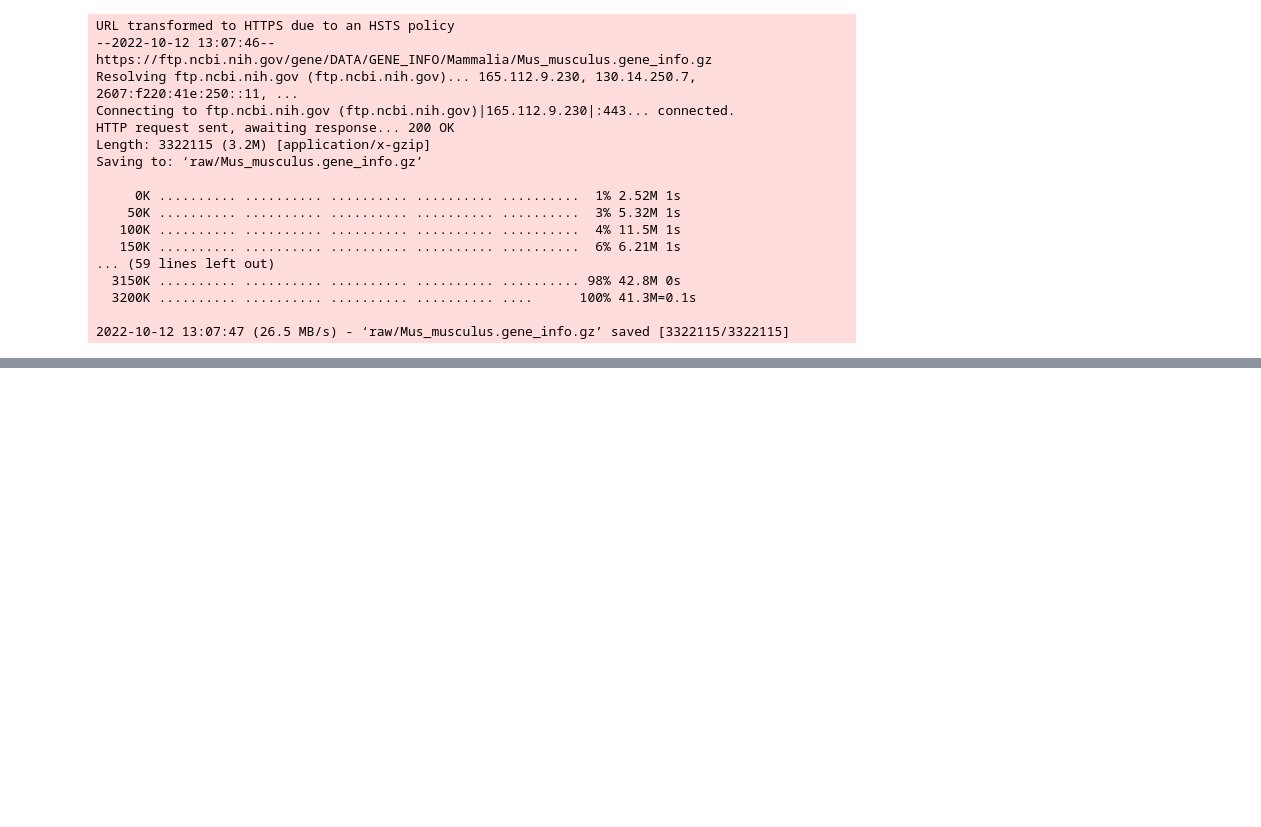
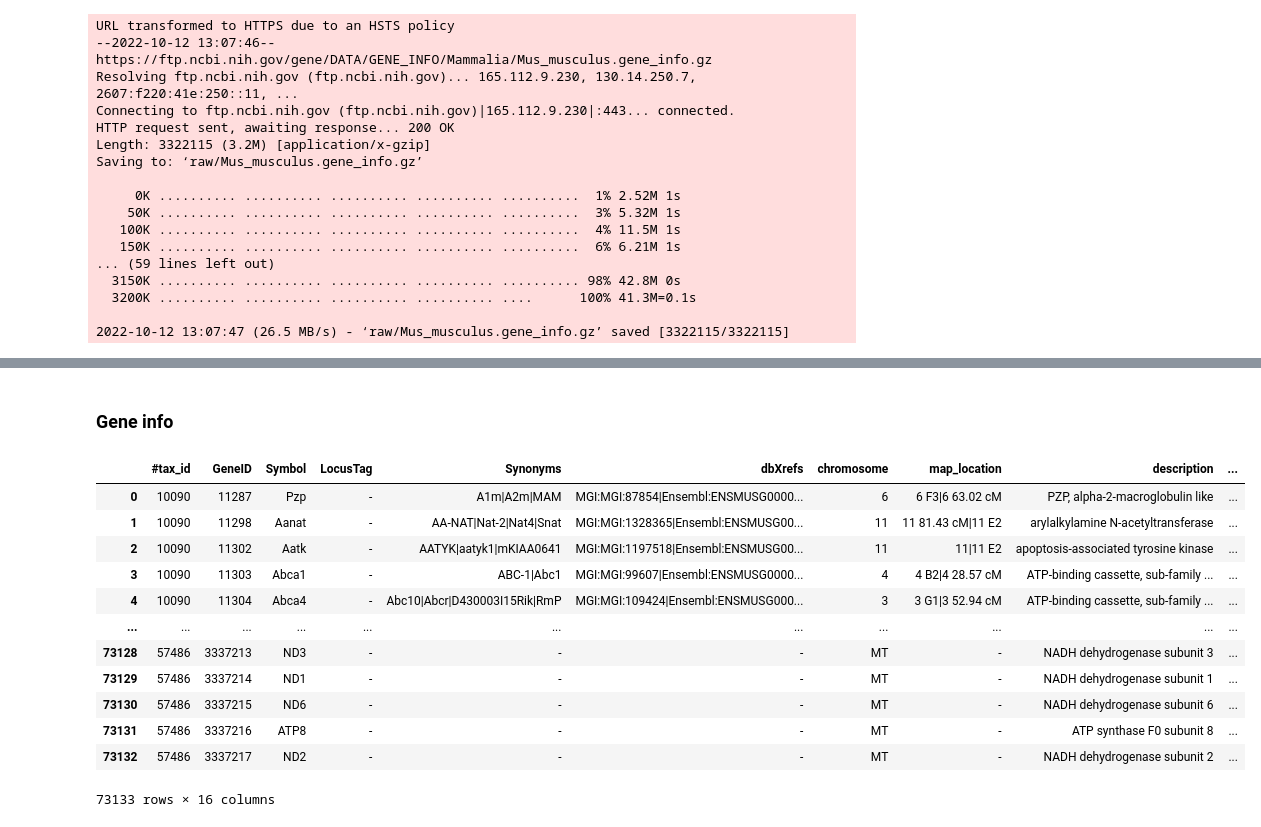
Before and after one commit to ben-heil/mousiplier-backend, a Jupyter notebook: data/process_raw_data.ipynb, the cells around one changed output, grey strips where cells are left out. Saved outputs shown, nothing was run; the diff lists cells and outputs as text; code cells hidden in the pictures; blank space fills up the shorter version.

Commit message:
Added code to filter gene info

```diff
--- a/data/process_raw_data.ipynb
+++ b/data/process_raw_data.ipynb
@@ -417,0 +418,19 @@ Saving to: ‘raw/Mus_musculus.gene_info.gz’
+# %% [markdown]
+### Gene info
+# %%
+gene_info_df = pd.read_csv('Mus_musculus.gene_info', sep='\t')
+gene_info_df
+# %% [output]
+|  | #tax_id | GeneID | Symbol | LocusTag | Synonyms | dbXrefs | chromosome | map_location | description | ... |
+| 0 | 10090 | 11287 | Pzp | - | A1m|A2m|MAM | MGI:MGI:87854|Ensembl:ENSMUSG0000... | 6 | 6 F3|6 63.02 cM | PZP, alpha-2-macroglobulin like | ... |
+| 1 | 10090 | 11298 | Aanat | - | AA-NAT|Nat-2|Nat4|Snat | MGI:MGI:1328365|Ensembl:ENSMUSG00... | 11 | 11 81.43 cM|11 E2 | arylalkylamine N-acetyltransferase | ... |
+| 2 | 10090 | 11302 | Aatk | - | AATYK|aatyk1|mKIAA0641 | MGI:MGI:1197518|Ensembl:ENSMUSG00... | 11 | 11|11 E2 | apoptosis-associated tyrosine kinase | ... |
+| 3 | 10090 | 11303 | Abca1 | - | ABC-1|Abc1 | MGI:MGI:99607|Ensembl:ENSMUSG0000... | 4 | 4 B2|4 28.57 cM | ATP-binding cassette, sub-family ... | ... |
+| 4 | 10090 | 11304 | Abca4 | - | Abc10|Abcr|D430003I15Rik|RmP | MGI:MGI:109424|Ensembl:ENSMUSG000... | 3 | 3 G1|3 52.94 cM | ATP-binding cassette, sub-family ... | ... |
+| ... | ... | ... | ... | ... | ... | ... | ... | ... | ... | ... |
+| 73128 | 57486 | 3337213 | ND3 | - | - | - | MT | - | NADH dehydrogenase subunit 3 | ... |
+| 73129 | 57486 | 3337214 | ND1 | - | - | - | MT | - | NADH dehydrogenase subunit 1 | ... |
+| 73130 | 57486 | 3337215 | ND6 | - | - | - | MT | - | NADH dehydrogenase subunit 6 | ... |
+| 73131 | 57486 | 3337216 | ATP8 | - | - | - | MT | - | ATP synthase F0 subunit 8 | ... |
+| 73132 | 57486 | 3337217 | ND2 | - | - | - | MT | - | NADH dehydrogenase subunit 2 | ... |
+73133 rows × 16 columns
```
Also changed, not shown: parts of 23 cells of this notebook.
